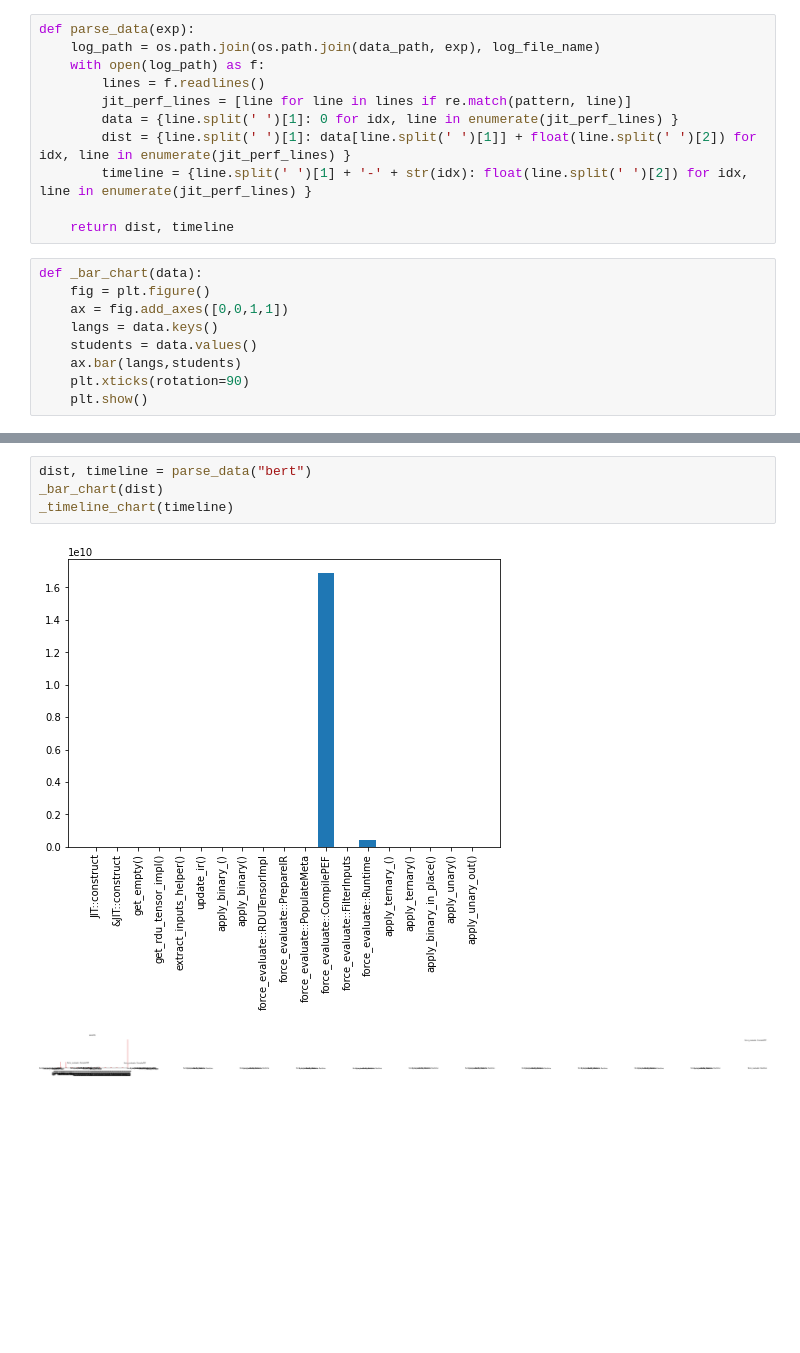
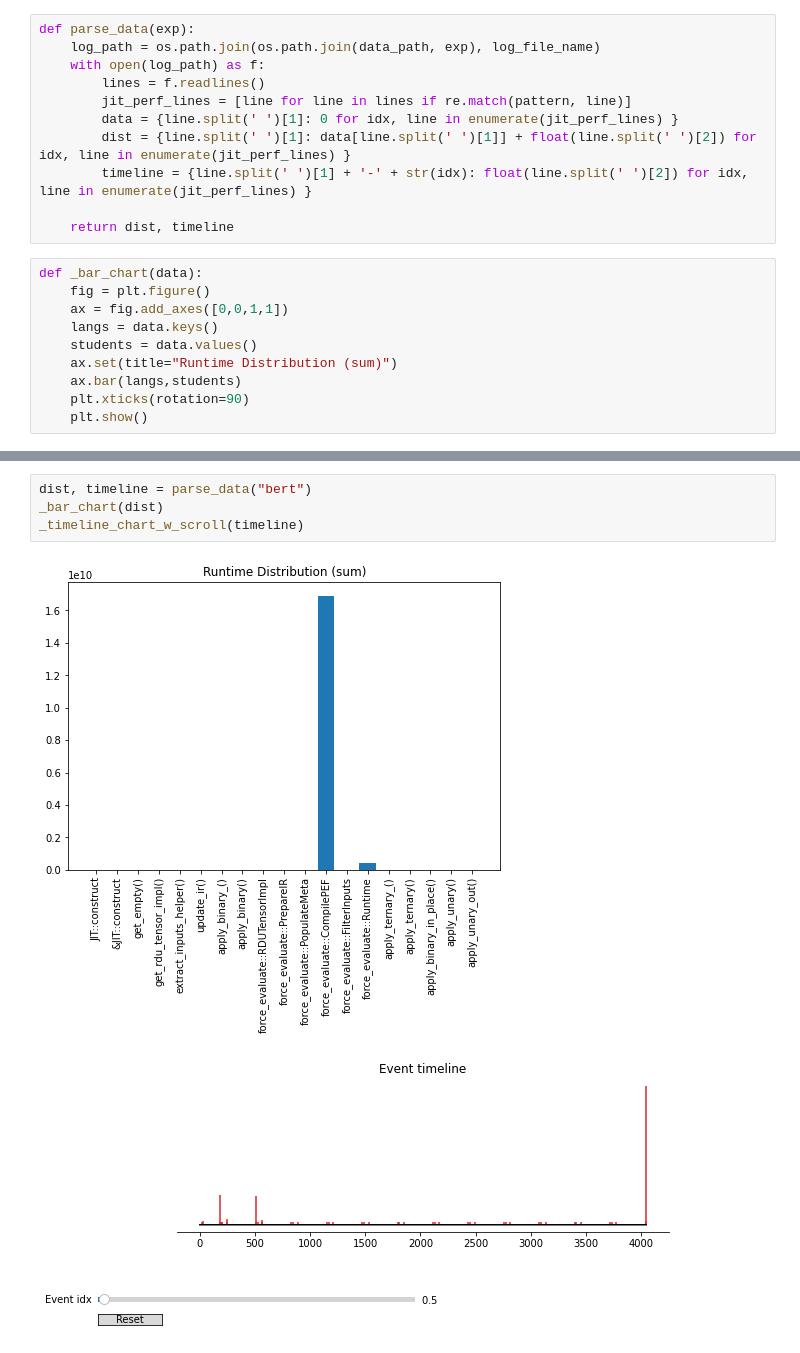
Before and after one commit to jarusified/DMVis, a Jupyter notebook: notebooks/jit-perf-v.0.1.ipynb, the cells around one changed output, grey strips where cells are left out. Saved outputs shown, nothing was run; the diff lists cells and outputs as text; blank space fills up the shorter version.

```diff
--- a/notebooks/jit-perf-v.0.1.ipynb
+++ b/notebooks/jit-perf-v.0.1.ipynb
@@ -36,6 +36,7 @@ def _bar_chart(data):
     ax = fig.add_axes([0,0,1,1])
     langs = data.keys()
     students = data.values()
+    ax.set(title="Runtime Distribution (sum)")
     ax.bar(langs,students)
     plt.xticks(rotation=90)
     plt.show()
@@ -117,7 +120,7 @@ _timeline_chart(timeline)
 # %%
 dist, timeline = parse_data("bert")
 _bar_chart(dist)
-_timeline_chart(timeline)
+_timeline_chart_w_scroll(timeline)
 # %% [output]
-[figure, old version]
+[figure, new version]
-[figure, old version]
+[figure, new version]
```
Also changed, not shown: parts of 8 cells of this notebook, 1 other file.
